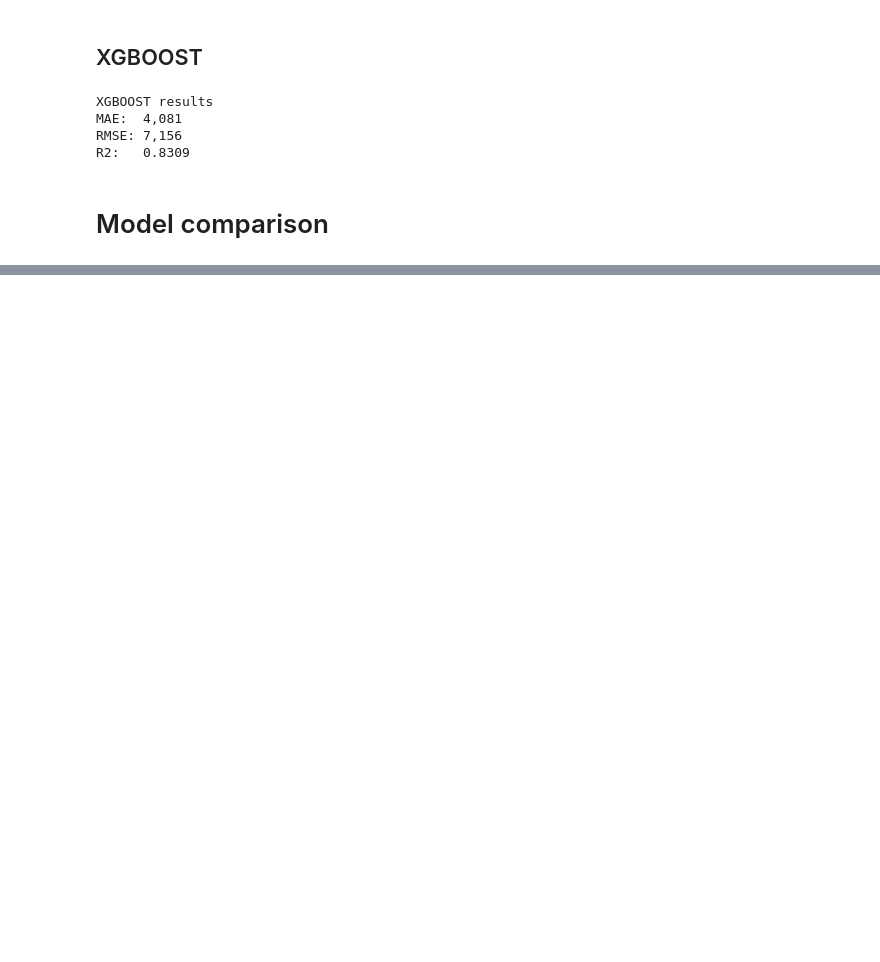
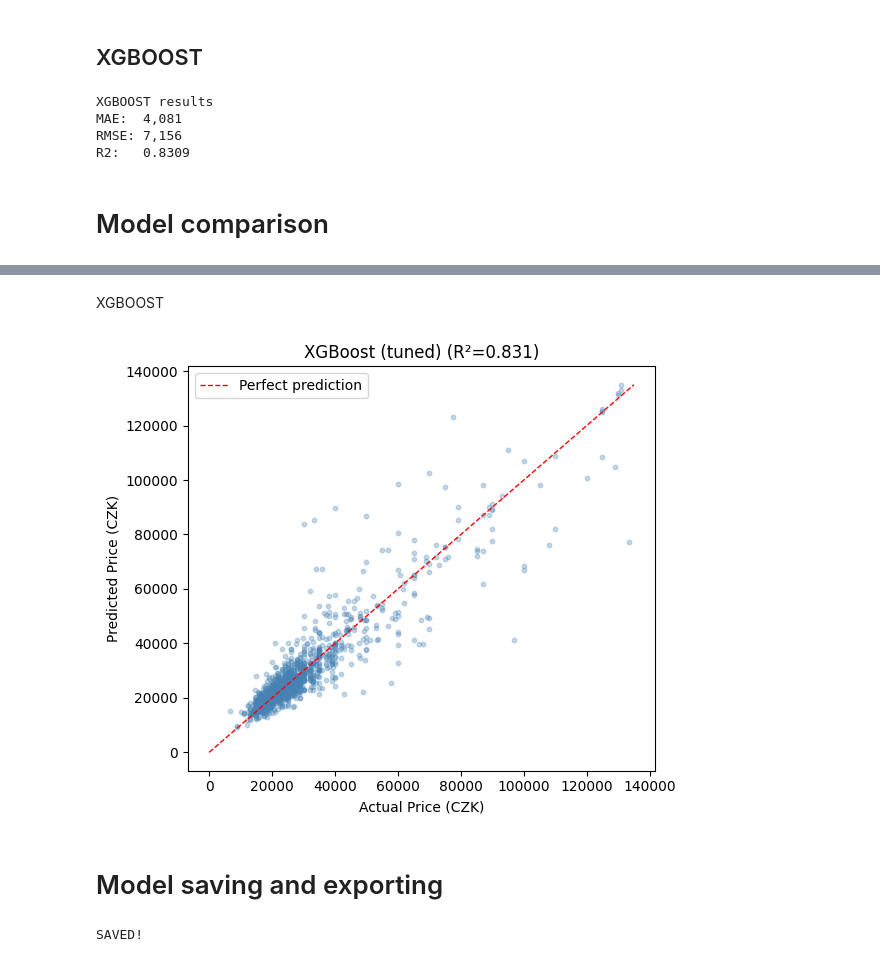
Before and after one commit to Bendy545/Prague-Rent-Predictor, a Jupyter notebook: src/training/model_training.ipynb, the cells around one changed output, grey strips where cells are left out. Saved outputs shown, nothing was run; the diff lists cells and outputs as text; code cells hidden in the pictures; blank space fills up the shorter version.

```diff
--- a/src/training/model_training.ipynb
+++ b/src/training/model_training.ipynb
@@ -293,0 +332,19 @@ Linear Regression     5,125      8,251 0.7752
+# %% [markdown]
+XGBOOST
+# %%
+plt.figure(figsize=(6, 5))
+plt.scatter(y_test, xgb_pred_default, alpha=0.3, s=10, color='steelblue')
+
+max_val = max(y_test.max(), xgb_pred_default.max())
+plt.plot([0, max_val], [0, max_val], 'r--', linewidth=1, label='Perfect prediction')
+
+plt.xlabel('Actual Price (CZK)')
+plt.ylabel('Predicted Price (CZK)')
+plt.title(f'XGBoost (tuned) (R²={xgb_r2:.3f})')
+plt.legend()
+plt.tight_layout()
+plt.show()
+# %% [output]
+[figure, added]
+# %% [markdown]
+# Model saving and exporting
@@ -293,0 +354,22 @@ Linear Regression     5,125      8,251 0.7752
+# %%
+with open('rent_model.pkl', 'wb') as f:
+    pickle.dump(rf_model, f)
+
+feature_metadata = {
+    'numerical_features': numerical_features,
+    'categorical_features': categorical_features,
+    'boolean_features': boolean_features,
+    'districts': sorted(df['district'].unique().tolist()),
+    'building_types': sorted(df['building_type'].unique().tolist()),
+    'conditions': sorted(df['condition'].unique().tolist()),
+    'ownership_types': sorted(df['ownership'].unique().tolist()),
+    'furnished_options': sorted(df['furnished'].unique().tolist()),
+    'elevator_options': sorted(df['elevator'].unique().tolist()),
+}
+
+with open('feature_metadata.json', 'w', encoding='utf-8') as f:
+    json.dump(feature_metadata, f, ensure_ascii=False, indent=2)
+
+print("SAVED!")
+# %% [output]
+SAVED!
```
Also changed, not shown: parts of 9 cells of this notebook.
